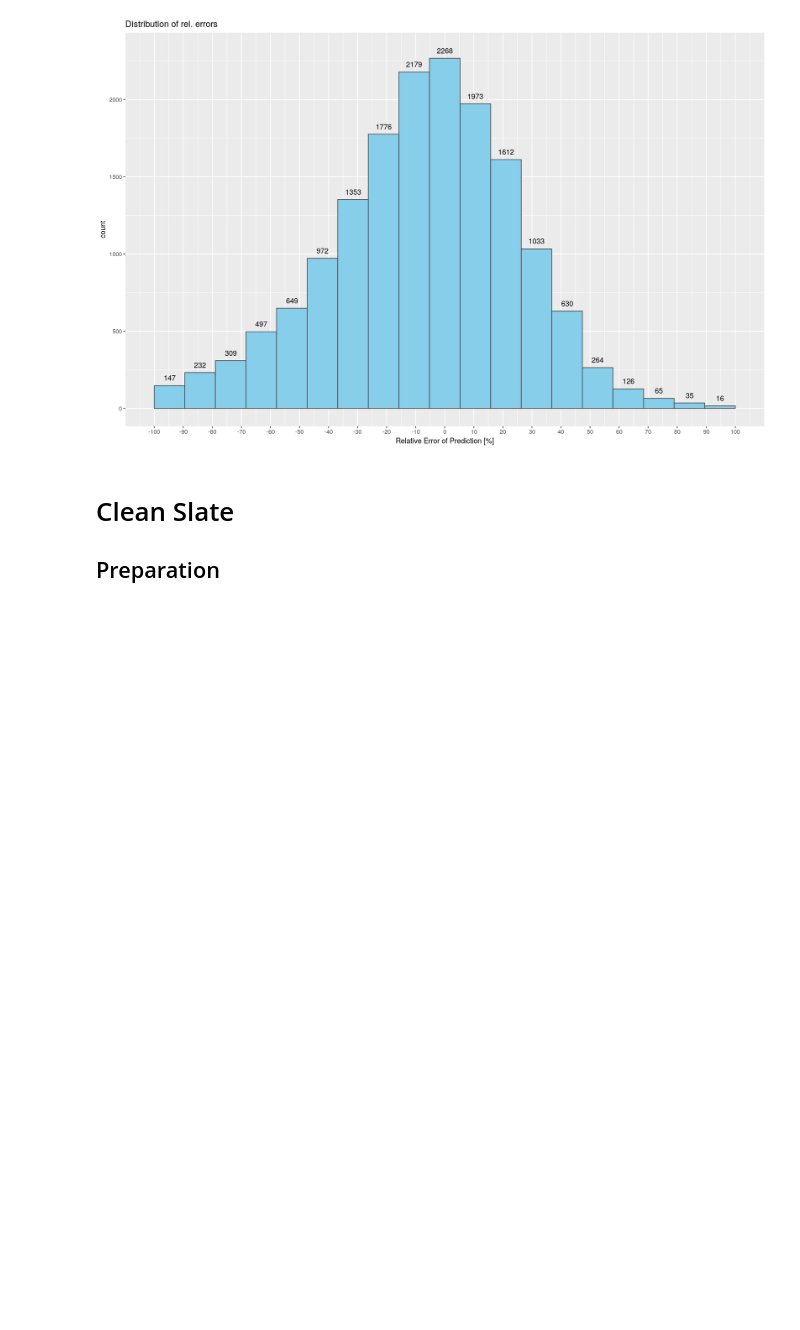
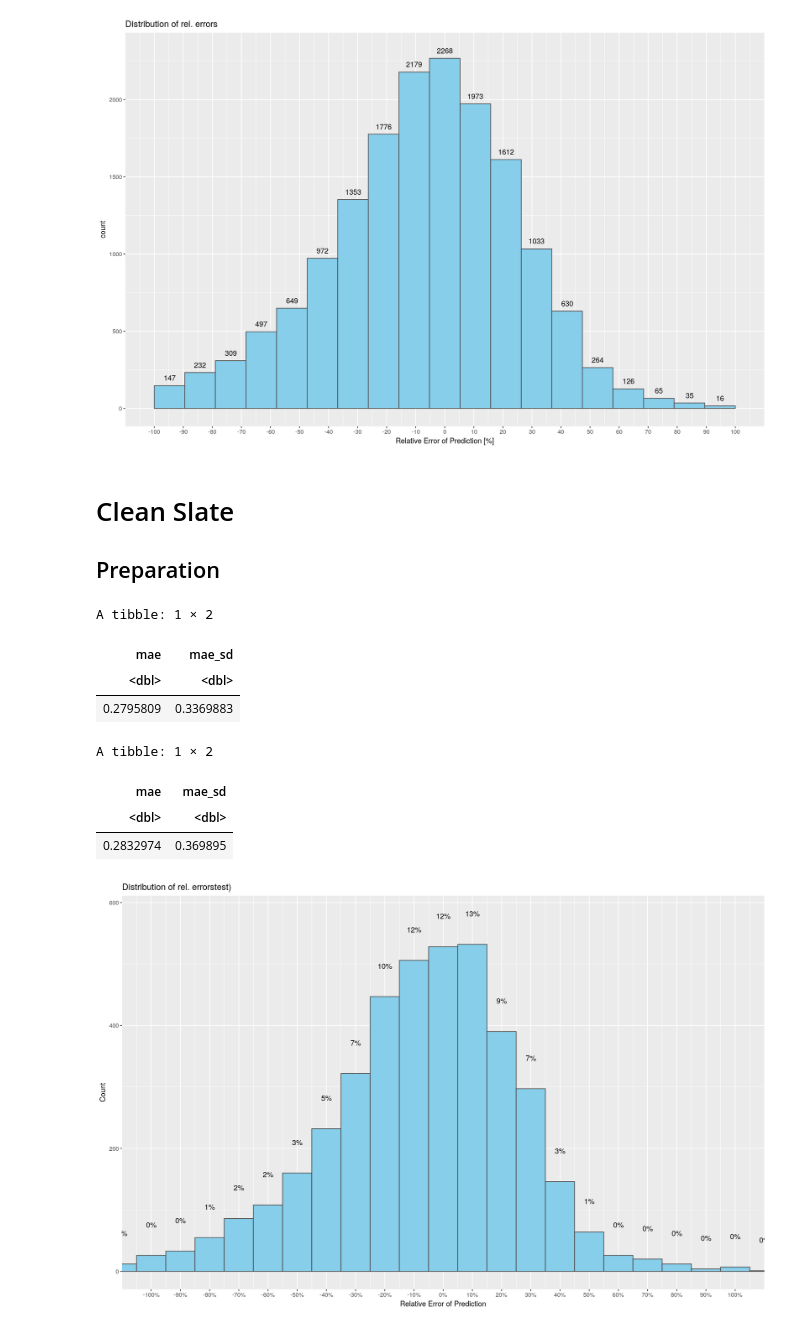
Before and after one commit to slavistan/ml-book-notes, a Jupyter notebook: scratchpad.ipynb, the cells around one changed output. Cells and saved outputs as stored; diff of their text form; code cells hidden in the pictures; blank space fills up the shorter version.

```diff
--- a/scratchpad.ipynb
+++ b/scratchpad.ipynb
@@ -239,9 +239,57 @@ housing <- housing %>%
     mutate(split=case_when(row_number() %in% test_indices ~ "test", T ~ "train"))
 
 # train the model
-linfit = lm(median_house_value ~ .,
-            data=housing %>%
-                 filter(split == "train") %>%
-                 select(-c(split, ISLAND)))
+linfit <- lm(median_house_value ~ .,
+             data=housing %>%
+                  filter(split == "train") %>%
+                  select(-c(split, ISLAND)))
 
 # evaluate accuracy
+# %%
+eval_acc <- function(model, fulldata, which_split, attribute="median_house_value") {
+    # get predictions
+    data <- fulldata %>% filter(split %in% which_split)
+    info <- tibble(preds = model %>% predict(data),
+                   labels = data[[attribute]],
+                   offby = labels-preds,
+                   offbyrel = offby/labels)
+
+    boxplot <- ggplot(info) +
+        geom_boxplot(aes(y=abs(offbyrel))) +
+        scale_y_log10()
+
+    histogram_full <- ggplot(info, aes(x=offbyrel)) +
+        geom_histogram(binwidth=1, fill='skyblue', color='grey30') +
+        stat_bin(aes(label = case_when(stat(count)/nrow(info) <= 0.01 ~ "≤1%", T ~ paste0(floor(..density..*100), "%")),
+                     y = stat(count) * 1.2),
+                 binwidth=1, geom="text") +
+        scale_y_log10() +
+        scale_x_continuous(labels = function(x) {paste0(100*x, "%")}, breaks=seq(-100,100),
+                           limits=c(-15,15)) +
+        labs(title=paste0("Full distribution of rel. errors (", toString(which_split), ")"), x="Relative Error of Prediction", y="Count")
+
+    histogram_99 <- ggplot(info, aes(x=offbyrel)) +
+        geom_histogram(binwidth=0.1, fill='skyblue', color='grey30') +
+        coord_cartesian(xlim=c(-1,1)) +
+        stat_bin(aes(label = paste0(floor(100*stat(count)/nrow(info)), "%"), y=..count..+50), geom="text", binwidth=0.1) +
+        scale_x_continuous(labels = function(x) {paste0(100*x, "%")}, breaks=seq(-1,1,0.1)) +
+        labs(title=paste0("Distribution of rel. errors", toString(which_split), ")"), x="Relative Error of Prediction", y="Count")
+
+    stats <- info %>% summarize(mae=mean(abs(offbyrel)), mae_sd=sd(abs(offbyrel)))
+    return(list(stats = stats, boxplot = boxplot, histogram_full = histogram_full, histogram_99 = histogram_99))
+}
+train_eval <- eval_acc(linfit, housing, "train")
+test_eval <- eval_acc(linfit, housing, "test")
+train_eval$stats
+test_eval$stats
+test_eval$histogram_99
+# %% [output]
+A tibble: 1 × 2
+| mae | mae_sd |
+| <dbl> | <dbl> |
+| 0.2795809 | 0.3369883 |
+A tibble: 1 × 2
+| mae | mae_sd |
+| <dbl> | <dbl> |
+| 0.2832974 | 0.369895 |
+[figure, added]
```
Also changed, not shown: 1 other file.
